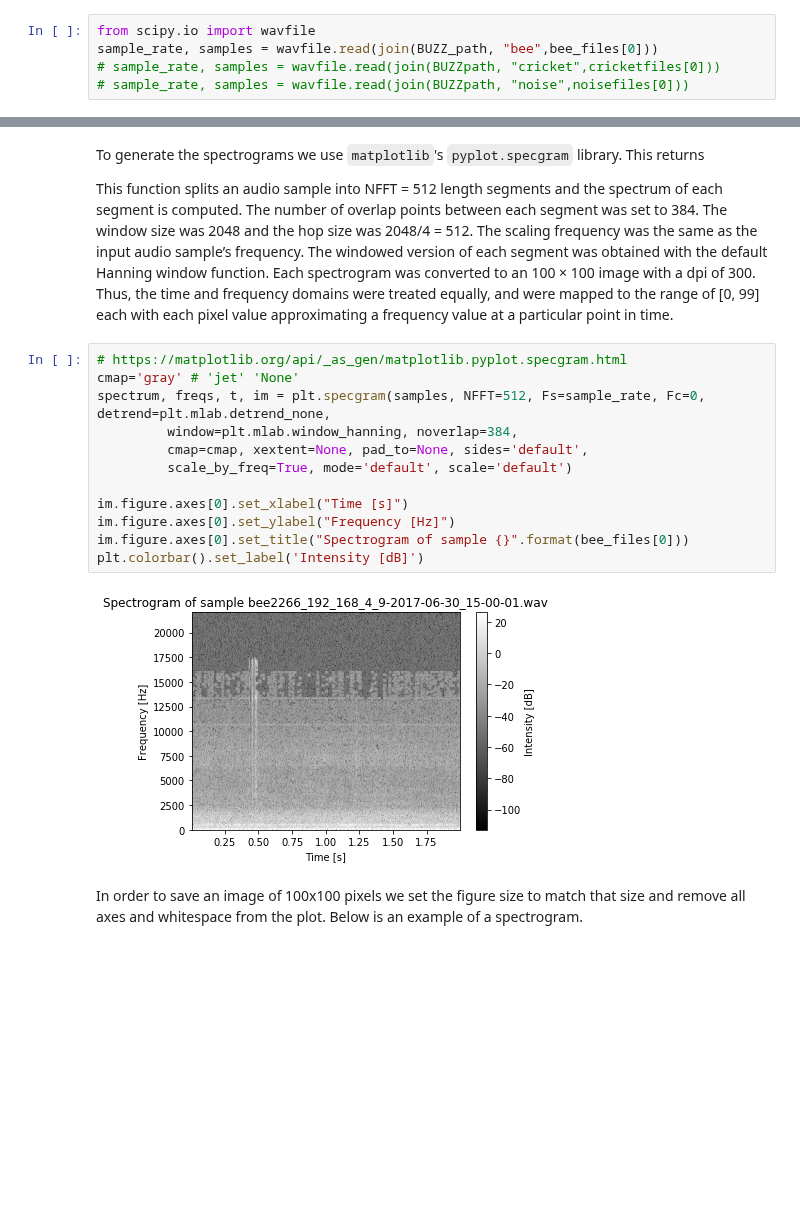
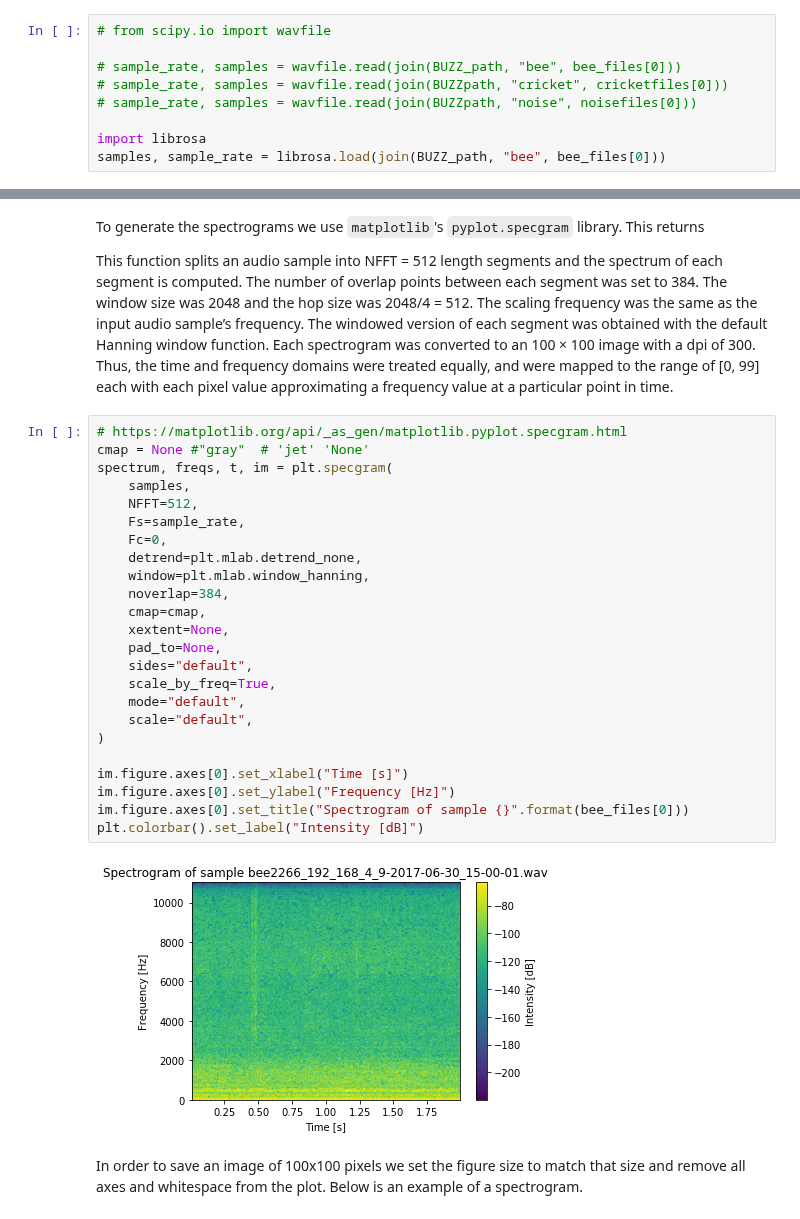
Before and after one commit to EWouters/Large-Scale-Machine-Learning-and-Deep-Learning---ID-2223, a Jupyter notebook: Lab/Final Project/Code/ScalableFinal.ipynb, the cells around one changed output, grey strips where cells are left out. Drawn from its saved outputs; the diff is of its cells as text; blank space fills up the shorter version.

Commit message:
Switced to librosa for wav loading, now it works much better, still have to run the regularized model

```diff
--- a/Lab/Final Project/Code/ScalableFinal.ipynb
+++ b/Lab/Final Project/Code/ScalableFinal.ipynb
@@ -68,10 +66,14 @@ display(bee_files[:3], cricket_files[:3], noise_files[:3], bee_val_files[:3], cr
 # %% [markdown]
 We use `scipy.io`'s wavfile library to read the files.
 # %%
-from scipy.io import wavfile
-sample_rate, samples = wavfile.read(join(BUZZ_path, "bee",bee_files[0]))
-# sample_rate, samples = wavfile.read(join(BUZZpath, "cricket",cricketfiles[0]))
-# sample_rate, samples = wavfile.read(join(BUZZpath, "noise",noisefiles[0]))
+# from scipy.io import wavfile
+
+# sample_rate, samples = wavfile.read(join(BUZZ_path, "bee", bee_files[0]))
+# sample_rate, samples = wavfile.read(join(BUZZpath, "cricket", cricketfiles[0]))
+# sample_rate, samples = wavfile.read(join(BUZZpath, "noise", noisefiles[0]))
+
+import librosa
+samples, sample_rate = librosa.load(join(BUZZ_path, "bee", bee_files[0]))
 # %% [markdown]
 The sample rate of all the files is 44100 Hz. The samples are stored as 16-bit integers in an array with 88244 samples for the first audio file.
 # %%
@@ -95,18 +98,30 @@ domains were treated equally, and were mapped to the range of [0, 99] each with
 approximating a frequency value at a particular point in time.
 # %%
 # https://matplotlib.org/api/_as_gen/matplotlib.pyplot.specgram.html
-cmap='gray' # 'jet' 'None'
-spectrum, freqs, t, im = plt.specgram(samples, NFFT=512, Fs=sample_rate, Fc=0, detrend=plt.mlab.detrend_none,
-         window=plt.mlab.window_hanning, noverlap=384,
-         cmap=cmap, xextent=None, pad_to=None, sides='default',
-         scale_by_freq=True, mode='default', scale='default')
+cmap = None #"gray"  # 'jet' 'None'
+spectrum, freqs, t, im = plt.specgram(
+    samples,
+    NFFT=512,
+    Fs=sample_rate,
+    Fc=0,
+    detrend=plt.mlab.detrend_none,
+    window=plt.mlab.window_hanning,
+    noverlap=384,
+    cmap=cmap,
+    xextent=None,
+    pad_to=None,
+    sides="default",
+    scale_by_freq=True,
+    mode="default",
+    scale="default",
+)
 
 im.figure.axes[0].set_xlabel("Time [s]")
 im.figure.axes[0].set_ylabel("Frequency [Hz]")
 im.figure.axes[0].set_title("Spectrogram of sample {}".format(bee_files[0]))
-plt.colorbar().set_label('Intensity [dB]')
+plt.colorbar().set_label("Intensity [dB]")
 # %% [output]
-[figure, old version]
+[figure, new version]
 # %% [markdown]
 In order to save an image of 100x100 pixels we set the figure size to match that size and remove all axes and whitespace from the plot. Below is an example of a spectrogram.
 # %%
```
Also changed, not shown: parts of 56 cells of this notebook, 2 other files.
